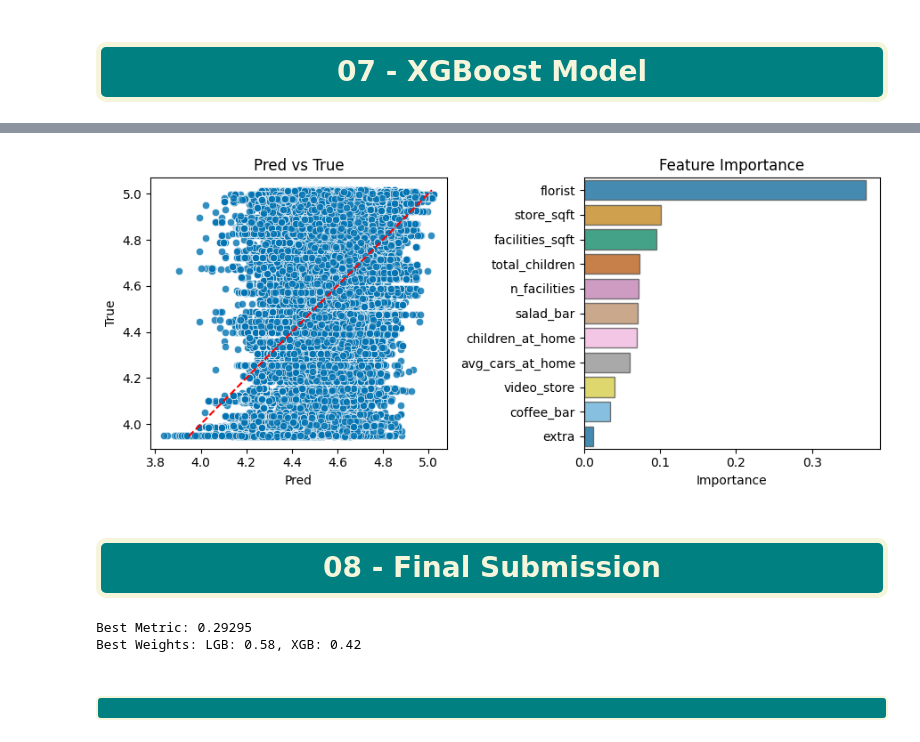
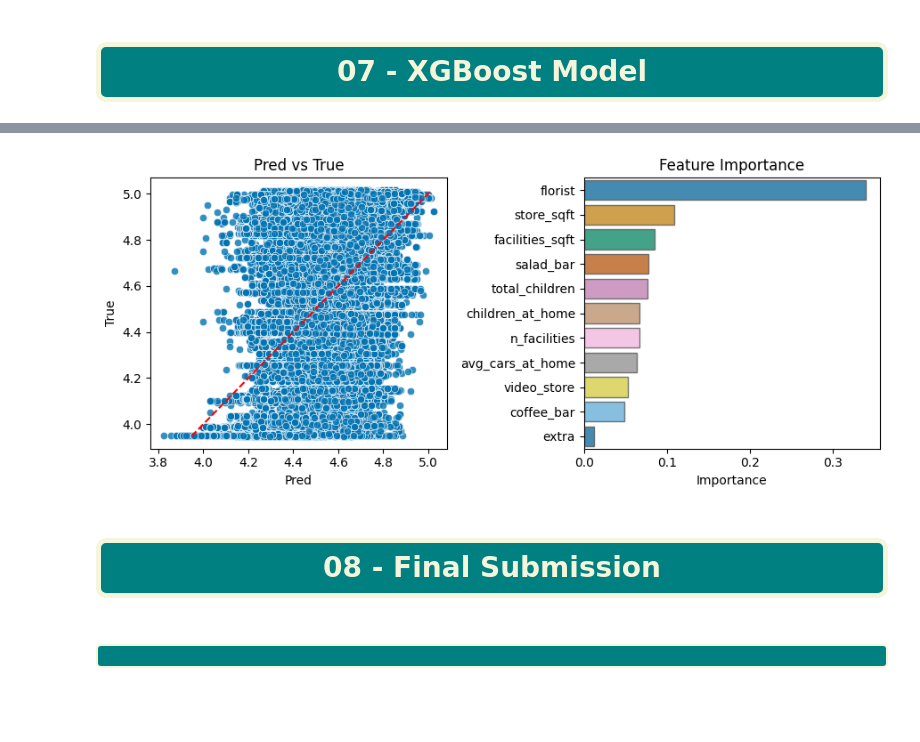
Before and after one commit to milanfx/Kaggle, a Jupyter notebook: PS3E11 Media Campaign Cost | LGB+XGB 0.29325.ipynb, the cells around one changed output, grey strips where cells are left out. Drawn from its saved outputs; the diff is of its cells as text; code cells hidden in the pictures; blank space fills up the shorter version.

```diff
--- a/PS3E11 Media Campaign Cost | LGB+XGB 0.29325.ipynb
+++ b/PS3E11 Media Campaign Cost | LGB+XGB 0.29325.ipynb
@@ -439,6 +438,7 @@ num_plot(sample, ['facilities_sqft'], target)
 ---
 # %%
 cols_to_drop = [
+    'prepared_food',
     'low_fat',
     'gross_weight',
     'recyclable_package',
@@ -567,25 +567,3 @@ y_train (339597,)
 y_valid (72067,)
 # %% [markdown]
 ## <div style="background-color:Teal;color:Beige;padding:10px;font-size:28px;font-family:Roboto Condensed;text-align:center;margin:0;overflow:hidden;border:5px solid Beige;border-radius:10px;">06 - LightGBM Model</div>
-# %%
-'''
-x = x_train_all[x_train_all['extra'] == 0].drop(columns=[target])
-y = x_train_all[x_train_all['extra'] == 0][target]
-
-extra_x = x_train_all[x_train_all['extra'] == 1].drop(columns=[target])
-extra_y = x_train_all[x_train_all['extra'] == 1][target]
-
-x_train, x_valid, y_train, y_valid = train_test_split(
-    x, y, test_size=0.2, random_state=seed
-)
-
-x_train = pd.concat([x_train, extra_x], axis=0).reset_index(drop=True)
-y_train = pd.concat([y_train, extra_y], axis=0).reset_index(drop=True)
-
-folds = [(x_train, x_valid, y_train, y_valid)]
-
-print('x_train:', x_train.shape)
-print('x_valid:', x_valid.shape)
-print('y_train:', y_train.shape)
-print('y_valid:', y_valid.shape)
-'''
@@ -643,5 +619,5 @@ print(f'best_param = {lgb_study.best_trial.params}')
 # %%
-'''best_param = {'learning_rate': 0.097, 'max_depth': 12, 'reg_alpha': 0.39, 'reg_lambda': 3.22,
+best_param = {'learning_rate': 0.097, 'max_depth': 12, 'reg_alpha': 0.39, 'reg_lambda': 3.22,
               'min_split_gain': 0.0, 'min_child_weight': 1.96, 'subsample': 0.66,
               'colsample_bytree': 0.86, 'min_child_samples': 22, 'num_leaves': 134}
 
@@ -653,7 +629,7 @@ for i, (x_train, x_valid, y_train, y_valid) in enumerate(folds):
     model = LGBMRegressor(
             **best_param,
             device_type='gpu',
-            n_estimators=2000, objective='regression', random_state=seed, verbose=-1)
+            n_estimators=5000, objective='regression', random_state=seed, verbose=-1)
 
     model.fit(x_train, y_train, eval_set=[(x_valid, y_valid)], eval_metric='rmse',
               categorical_feature=cat_features,
@@ -683,5 +659,4 @@ lgb_col = np.array(x_train.columns)[idx][:20]
 print('---');
 print(f'Average rmse: {mean_squared_error(lgb_valid, y_valid_raw, squared=False):.5f}');
 print(f'Average r2: {r2_score(y_valid_raw, lgb_valid):.5f}');
-'''
 # %% [output]
@@ -769,5 +744,5 @@ print(f'best_param = {xgb_study.best_trial.params}')
 # %%
-'''best_param = {'learning_rate': 0.095, 'max_depth': 12, 'alpha': 0.64, 'lambda': 0.75,
+best_param = {'learning_rate': 0.095, 'max_depth': 12, 'alpha': 0.64, 'lambda': 0.75,
               'gamma': 0.0, 'max_delta_step': 8.0, 'min_child_weight': 8.1, 'subsample': 1.0,
               'colsample_bytree': 0.84, 'colsample_bylevel': 0.97, 'colsample_bynode': 0.96}
 
@@ -779,7 +754,7 @@ for i, (x_train, x_valid, y_train, y_valid) in enumerate(folds):
     model = XGBRegressor(
         **best_param,
         tree_method='gpu_hist',
-        n_estimators=2000, objective='reg:squarederror', eval_metric='rmse',
+        n_estimators=5000, objective='reg:squarederror', eval_metric='rmse',
         random_state=seed, early_stopping_rounds=200)
 
     model.fit(x_train, y_train, eval_set=[(x_train, y_train),(x_valid, y_valid)],verbose=0)
@@ -805,4 +780,3 @@ xgb_col = np.array(x_train.columns)[idx][:20]
 print('---');
 print(f'Average rmse: {mean_squared_error(xgb_valid, y_valid_raw, squared=False):.5f}');
 print(f'Average r2: {r2_score(y_valid_raw, xgb_valid):.5f}');
-'''
@@ -809,52 +792,27 @@ print(f'Average r2: {r2_score(y_valid_raw, xgb_valid):.5f}');
 # %%
 sub[target] = np.expm1(xgb_pred)
 
-sub.to_csv('xgb.csv', index=False)
+#sub.to_csv('xgb.csv', index=False)
 
 fig, axes = plt.subplots(1, 2, figsize=(9, 4))
 
 sns.scatterplot(x=xgb_valid, y=y_valid_raw, ax=axes[0], alpha=0.8, color=palette[0])
 axes[0].plot([min(y_valid_raw), max(y_valid_raw)], [min(y_valid_raw), max(y_valid_raw)],
              color='red', linestyle='--')
 axes[0].set_title('Pred vs True')
 axes[0].set_xlabel('Pred')
 axes[0].set_ylabel('True')
 
 sns.barplot(x=xgb_imp, y=xgb_col, ax=axes[1], orient='h', palette=palette,
             edgecolor='#595959', alpha=0.8)
 axes[1].set_title('Feature Importance')
 axes[1].set_xlabel('Importance'); axes[1].set_ylabel('')
 
 plt.tight_layout()
 plt.show()
 # %% [output]
-[figure, old version]
+[figure, new version]
 # %% [markdown]
 ## <div style="background-color:Teal;color:Beige;padding:10px;font-size:28px;font-family:Roboto Condensed;text-align:center;margin:0;overflow:hidden;border:5px solid Beige;border-radius:10px;">08 - Final Submission</div>
-# %%
-step = 0.02
-
-weights = [w for w in product(np.arange(0, 1+step, step), repeat=2) if np.isclose(sum(w), 1)]
-
-best_metric = float('inf')
-best_weights = None
-
-for w in weights:
-    valid_fold = (
-        np.array(lgb_valid) * w[0]
-        + np.array(xgb_valid) * w[1]
-    )
-
-    metric_fold = mean_squared_error(y_valid_raw, valid_fold, squared=False)
-
-    if metric_fold < best_metric:
-        best_metric = metric_fold
-        best_weights = w
-
-print(f"Best Metric: {round(best_metric, 5)}")
-print(f"Best Weights: LGB: {best_weights[0]}, XGB: {best_weights[1]}")
-# %% [output]
-Best Metric: 0.29295
-Best Weights: LGB: 0.58, XGB: 0.42
 # %%
 average_pred = (
```
Also changed, not shown: parts of 13 cells of this notebook.
